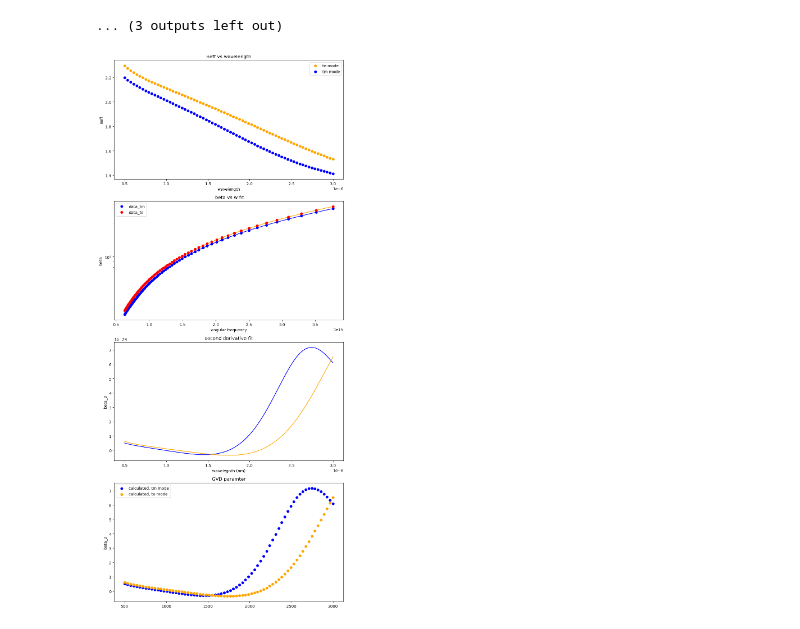
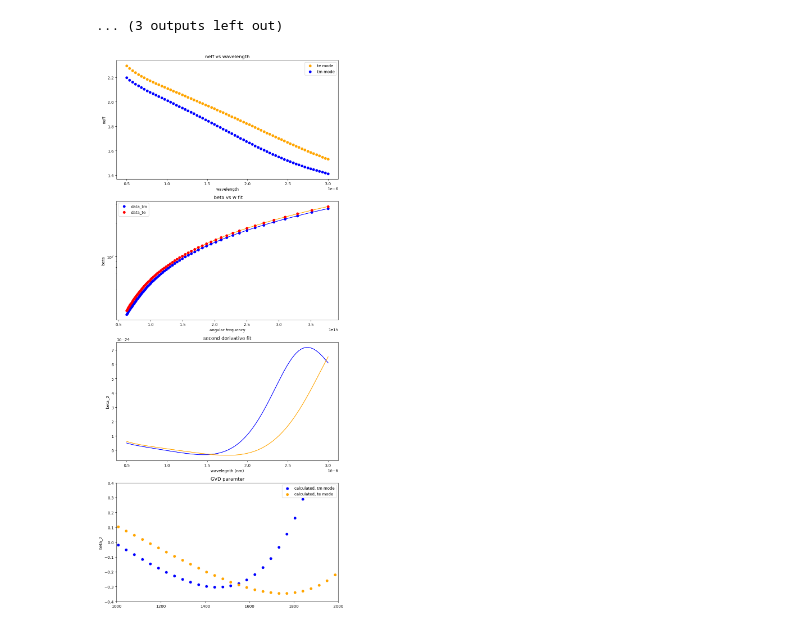
Before and after one commit to elizaleung830/SC-generation-stimulation, a Jupyter notebook: SCG_Stimulation/Simulation/0.7um/GVD.ipynb, the cells around one changed output. Drawn from its saved outputs; the diff is of its cells as text; code cells hidden in the pictures.

```diff
--- a/SCG_Stimulation/Simulation/0.7um/GVD.ipynb
+++ b/SCG_Stimulation/Simulation/0.7um/GVD.ipynb
@@ -181,32 +181,33 @@ axs[1].set_ylabel("beta")
 axs[1].set_title(" beta vs w fit")
 axs[1].semilogy(x_range,y_spl_tm(x_range), color="b")
 axs[1].semilogy(x_range,y_spl_te(x_range), color="orange")
 axs[1].semilogy(angular_freq(wls),beta_tm,'bo',label = 'data_tm')
 axs[1].semilogy(angular_freq(wls),beta_te,'ro',label = 'data_te')
 axs[1].legend()
 
 #-----------beta_2 plot-----------------
 y_spl_2d_tm = y_spl_tm.derivative(n=2)
 y_spl_2d_te = y_spl_te.derivative(n=2)
 axs[2].set_xlabel("wavelegnth (nm)")
 axs[2].set_ylabel("beta_2")
 axs[2].set_title("second derivative fit")
 
 axs[2].plot(w_range,y_spl_2d_tm(x_range) , color="blue")
 axs[2].plot(w_range,y_spl_2d_te(x_range) , color="orange")
 
 #-----------beta_2 plot---------------------------
 beta_2_tm = y_spl_2d_tm(angular_freq(wls)) * 1e24
 beta_2_te = y_spl_2d_te(angular_freq(wls)) * 1e24
 
 axs[3].scatter(wls * 1e9, beta_2_tm, label = "calculated, tm mode", c="blue")
 axs[3].scatter(wls * 1e9, beta_2_te, label = "calculated, te mode", c="orange")
 
 axs[3].set_ylabel("beta_2")
 axs[3].set_title("GVD paramter")
 axs[3].legend()
-
+axs[3].set_xlim(1000,2000)
+axs[3].set_ylim(-0.4,0.4)
 plt.tight_layout()
 plt.show()
 # %% [output]
-[figure, old version]
+[figure, new version]
```
Also changed, not shown: 50 other files.
